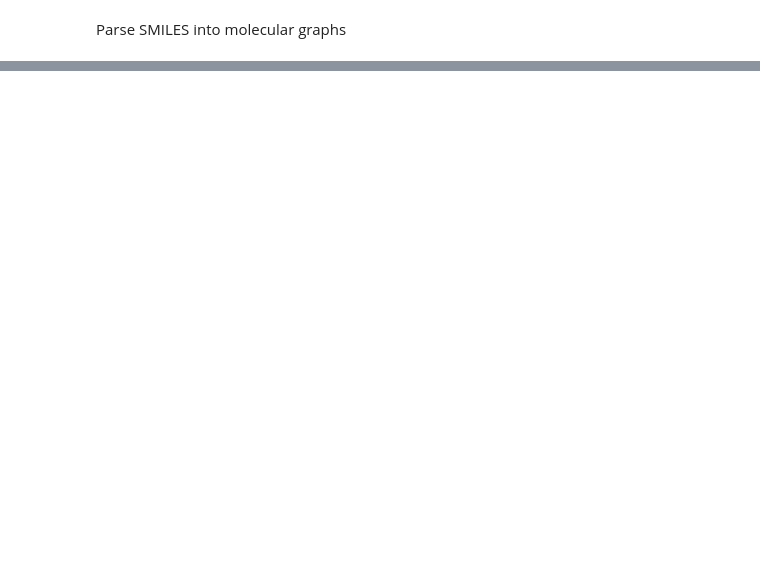
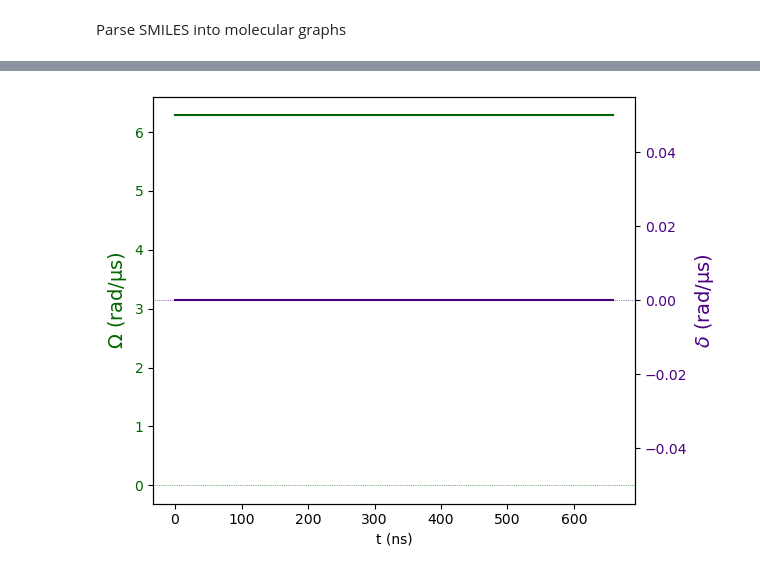
Before and after one commit to 24shiny/Heteroacenes, a Jupyter notebook: p4_qek_regression.ipynb, the cells around one changed output, grey strips where cells are left out. Saved outputs shown, nothing was run; the diff lists cells and outputs as text; code cells hidden in the pictures; blank space fills up the shorter version.

```diff
--- a/p4_qek_regression.ipynb
+++ b/p4_qek_regression.ipynb
@@ -218,0 +258,4 @@ processed_dataset[0].draw_register()
+# %%
+example.draw_pulse()
+# %% [output]
+[figure, added]
```
Also changed, not shown: parts of 43 cells of this notebook.
